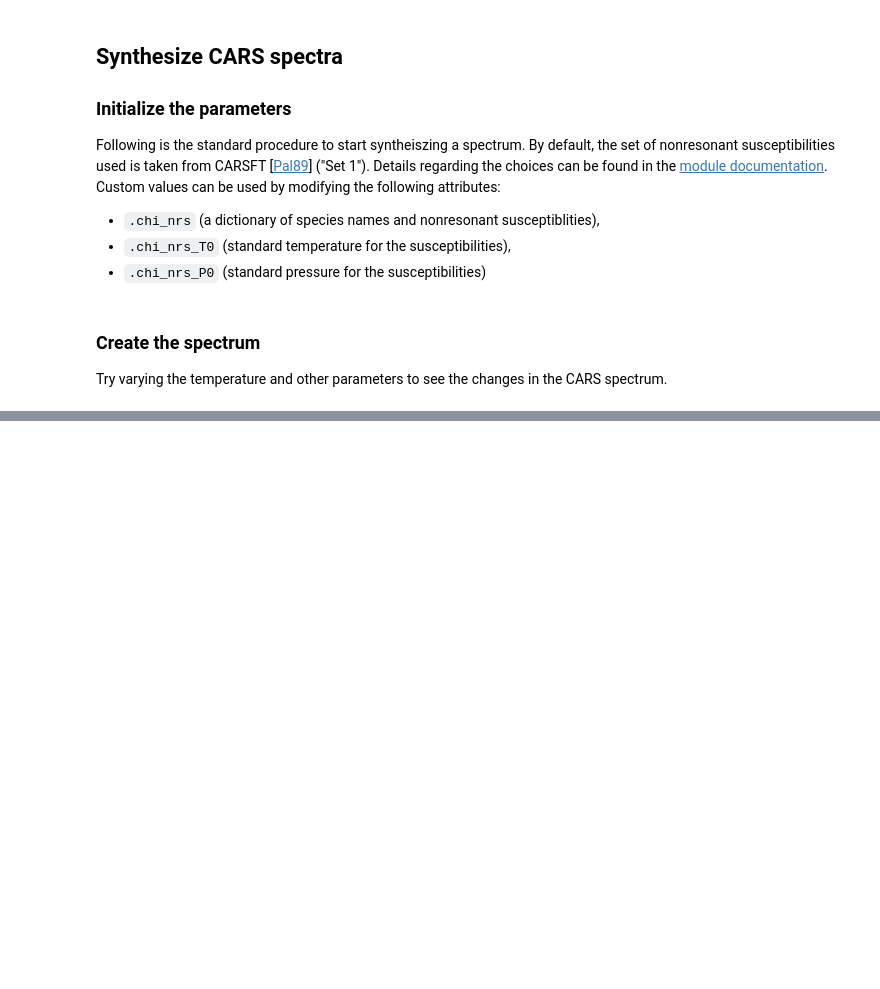
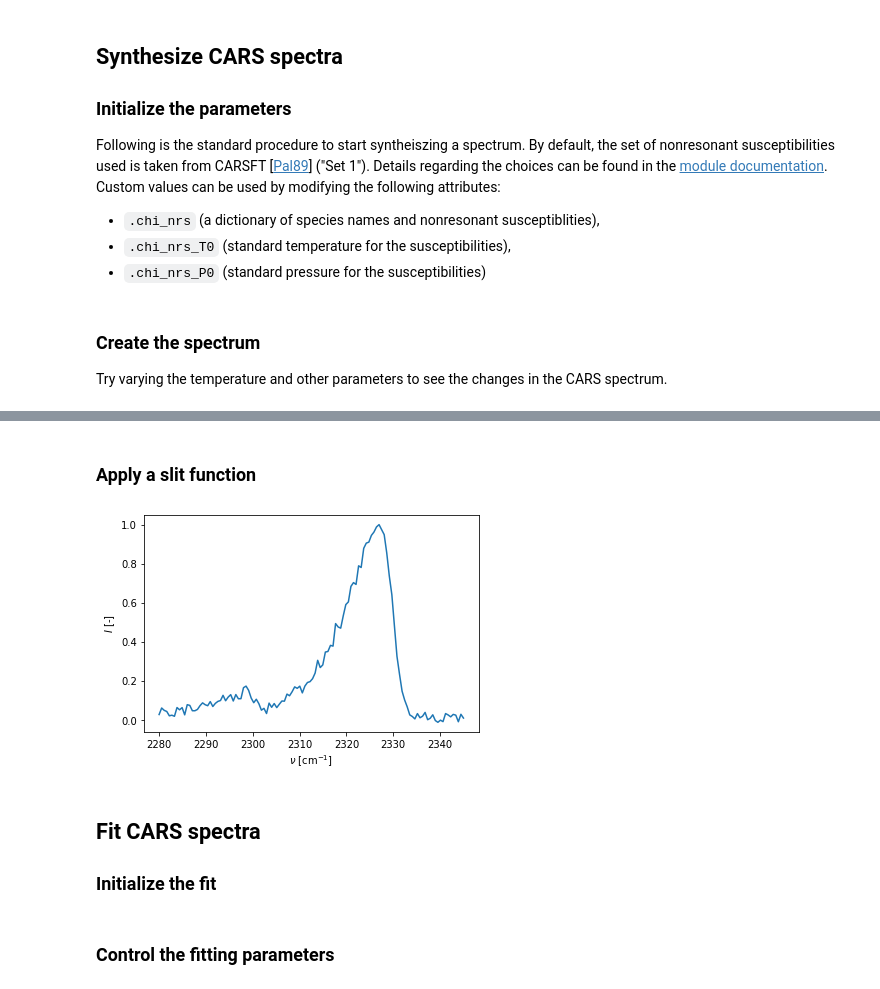
Before and after one commit to chuckedfromspace/carspy, a Jupyter notebook: docs/examples.ipynb, the cells around one changed output, grey strips where cells are left out. Drawn from its saved outputs; the diff is of its cells as text; code cells hidden in the pictures; blank space fills up the shorter version.

Commit message:
Add fitting example

```diff
--- a/docs/examples.ipynb
+++ b/docs/examples.ipynb
@@ -68,0 +73,29 @@ plt.show()
+# %% [markdown]
+### Apply a slit function
+# %%
+# create random noise
+np.random.seed(42)
+noise = np.random.rand(120)
+
+# a mock slit function
+slit_fcn = asym_Gaussian(nu, 1/2*(nu[0] + nu[-1]),
+                         1.2, 1.2, 0.14, 0., 0)
+
+# convolve the spectrum with the slit function
+spect_conv = np.convolve(spect, slit_fcn, 'same')
+
+# downsample a segment and add noise to synthesize an expt. spectrum
+nu_expt = np.linspace(2280, 2345, num=120)
+expt_spec = downsample(nu_expt, nu, spect_conv) + noise*8000 - 3000
+
+_, ax = plt.subplots(1)
+ax.plot(nu_expt, expt_spec/expt_spec.max())
+ax.set_ylabel(r'$I$ [-]')
+ax.set_xlabel(r'$\nu$ [cm$^{-1}$]')
+plt.show()
+# %% [output]
+[figure, added]
+# %% [markdown]
+## Fit CARS spectra
+
+### Initialize the fit
@@ -68,0 +115,2 @@ plt.show()
+# %% [markdown]
+### Control the fitting parameters
```
Also changed, not shown: parts of 7 cells of this notebook, 1 other file.
